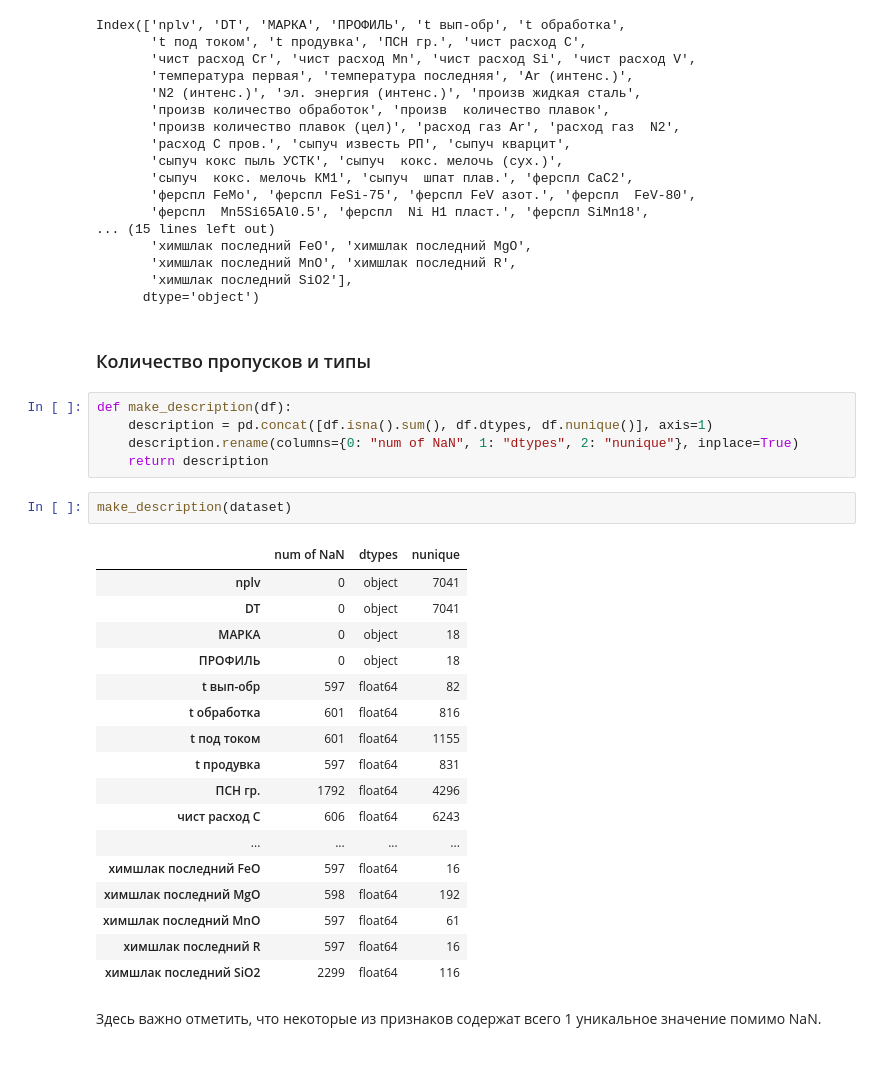
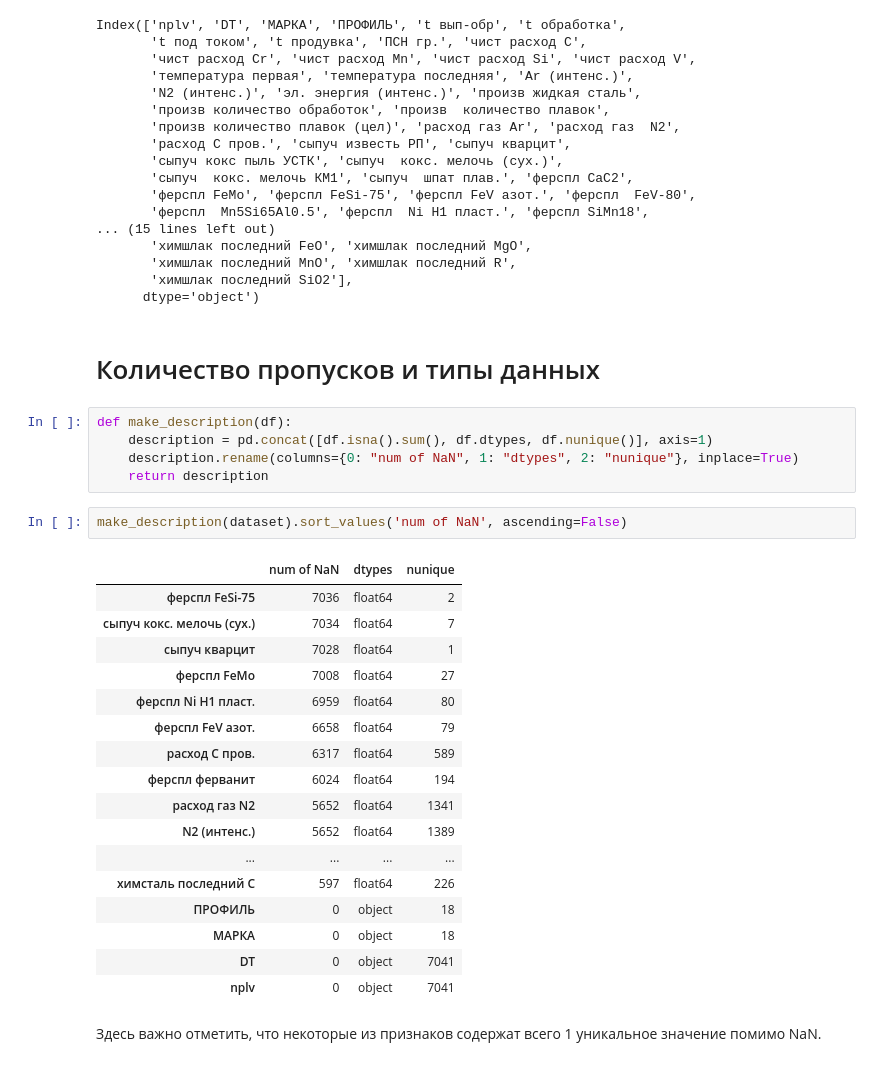
Before and after one commit to comptech-winter-school/steel-alloying, a Jupyter notebook: Melekhin/0 Exploratory Data Analysis.ipynb, the cells around one changed output. Drawn from its saved outputs; the diff is of its cells as text.

```diff
--- a/Melekhin/0 Exploratory Data Analysis.ipynb
+++ b/Melekhin/0 Exploratory Data Analysis.ipynb
@@ -69,32 +69,32 @@ Index(['nplv', 'DT', 'МАРКА', 'ПРОФИЛЬ', 't вып-обр', 't об
        'химшлак последний SiO2'],
       dtype='object')
 # %% [markdown]
-### Количество пропусков и типы
+# Количество пропусков и типы данных
 # %%
 def make_description(df):
     description = pd.concat([df.isna().sum(), df.dtypes, df.nunique()], axis=1)
     description.rename(columns={0: "num of NaN", 1: "dtypes", 2: "nunique"}, inplace=True)
     return description
-# %%
-make_description(dataset)
-# %% [output]
-|  | num of NaN | dtypes | nunique |
-| nplv | 0 | object | 7041 |
-| DT | 0 | object | 7041 |
-| МАРКА | 0 | object | 18 |
-| ПРОФИЛЬ | 0 | object | 18 |
-| t вып-обр | 597 | float64 | 82 |
-| t обработка | 601 | float64 | 816 |
-| t под током | 601 | float64 | 1155 |
-| t продувка | 597 | float64 | 831 |
-| ПСН гр. | 1792 | float64 | 4296 |
-| чист расход C | 606 | float64 | 6243 |
-| ... | ... | ... | ... |
-| химшлак последний FeO | 597 | float64 | 16 |
-| химшлак последний MgO | 598 | float64 | 192 |
-| химшлак последний MnO | 597 | float64 | 61 |
-| химшлак последний R | 597 | float64 | 16 |
-| химшлак последний SiO2 | 2299 | float64 | 116 |
+# %%
+make_description(dataset).sort_values('num of NaN', ascending=False)
+# %% [output]
+|  | num of NaN | dtypes | nunique |
+| ферспл FeSi-75 | 7036 | float64 | 2 |
+| сыпуч кокс. мелочь (сух.) | 7034 | float64 | 7 |
+| сыпуч кварцит | 7028 | float64 | 1 |
+| ферспл FeMo | 7008 | float64 | 27 |
+| ферспл Ni H1 пласт. | 6959 | float64 | 80 |
+| ферспл FeV азот. | 6658 | float64 | 79 |
+| расход C пров. | 6317 | float64 | 589 |
+| ферспл ферванит | 6024 | float64 | 194 |
+| расход газ N2 | 5652 | float64 | 1341 |
+| N2 (интенс.) | 5652 | float64 | 1389 |
+| ... | ... | ... | ... |
+| химсталь последний C | 597 | float64 | 226 |
+| ПРОФИЛЬ | 0 | object | 18 |
+| МАРКА | 0 | object | 18 |
+| DT | 0 | object | 7041 |
+| nplv | 0 | object | 7041 |
 # %% [markdown]
 Здесь важно отметить, что некоторые из признаков содержат всего 1 уникальное значение помимо NaN.
 # %%
```
Also changed, not shown: parts of 15 cells of this notebook.
